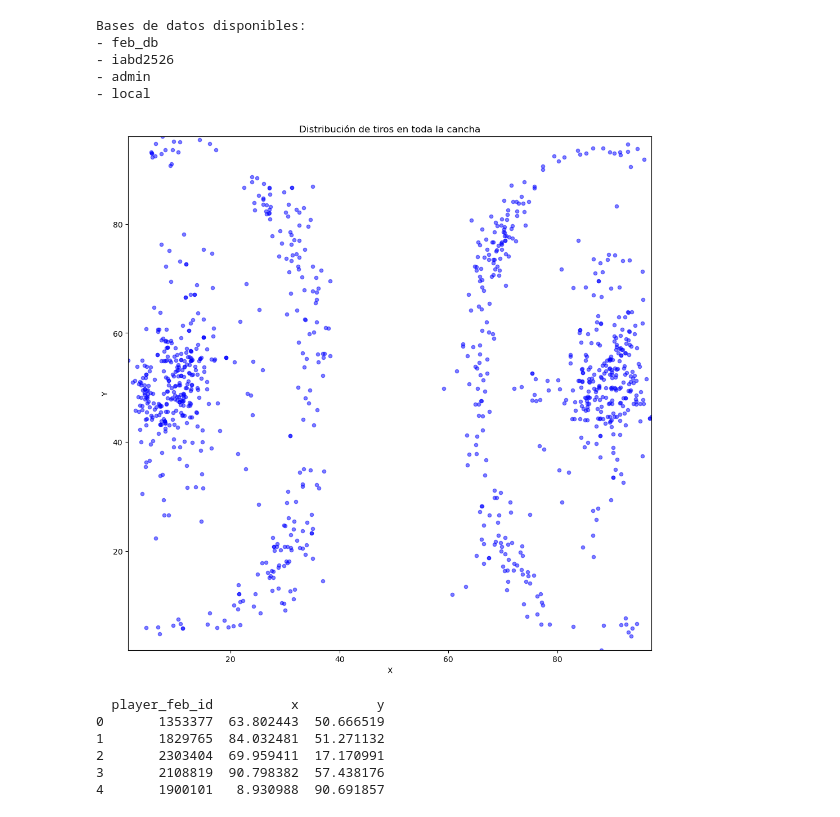
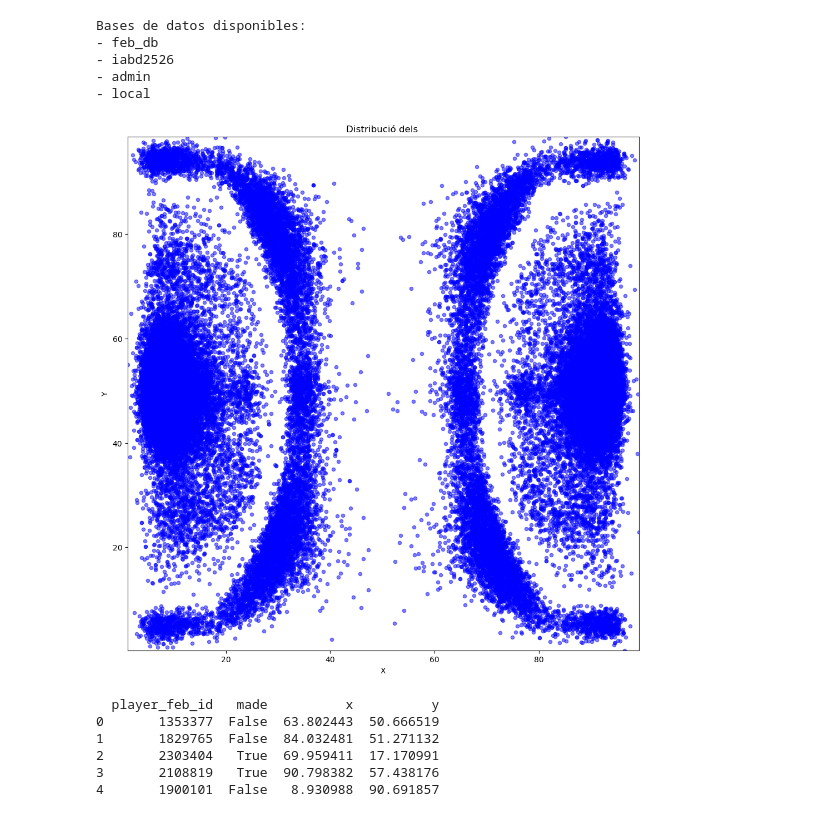
Before and after one commit to JoseGomez23/feb_jose_alvaro, a Jupyter notebook: feb_alvaro.ipynb, the cells around one changed output. Drawn from its saved outputs; the diff is of its cells as text; code cells hidden in the pictures.

```diff
--- a/feb_alvaro.ipynb
+++ b/feb_alvaro.ipynb
@@ -31,30 +31,30 @@ Bases de datos disponibles:
 # %%
 feb_db = client['feb_db']
 
 collection = feb_db.get_collection('FEB3_players_shots')
 
-cursor = collection.find().limit(1000)
+cursor = collection.find().limit(50000)
 
 main_df = pd.DataFrame(list(cursor))
 main_df.head()
 
 import matplotlib.pyplot as plt
 
 plt.figure(figsize=(12,12))
 plt.scatter(main_df['x'], main_df['y'], c='blue', alpha=0.5, s=20)
 
 plt.xlim(main_df['x'].min(), main_df['x'].max())
 plt.ylim(main_df['y'].min(), main_df['y'].max())
 
 plt.xlabel('X')
 plt.ylabel('Y')
-plt.title('Distribució dels tirs')
+plt.title('Distribució dels ')
 plt.gca().set_aspect('equal', adjustable='box')
 
 plt.show()
 plt.show()
 # %% [output]
-[figure, old version]
+[figure, new version]
 # %%
 keep_cols = ['x', 'y', 'player_feb_id', 'made']
 
@@ -62,9 +62,9 @@ main_df = main_df.drop(columns=[col for col in main_df.columns if col not in kee
 
 print(main_df.head())
 # %% [output]
-  player_feb_id          x          y
-0       1353377  63.802443  50.666519
-1       1829765  84.032481  51.271132
-2       2303404  69.959411  17.170991
-3       2108819  90.798382  57.438176
-4       1900101   8.930988  90.691857
+  player_feb_id   made          x          y
+0       1353377  False  63.802443  50.666519
+1       1829765  False  84.032481  51.271132
+2       2303404   True  69.959411  17.170991
+3       2108819   True  90.798382  57.438176
+4       1900101  False   8.930988  90.691857
```
Also changed, not shown: parts of 3 cells of this notebook.
